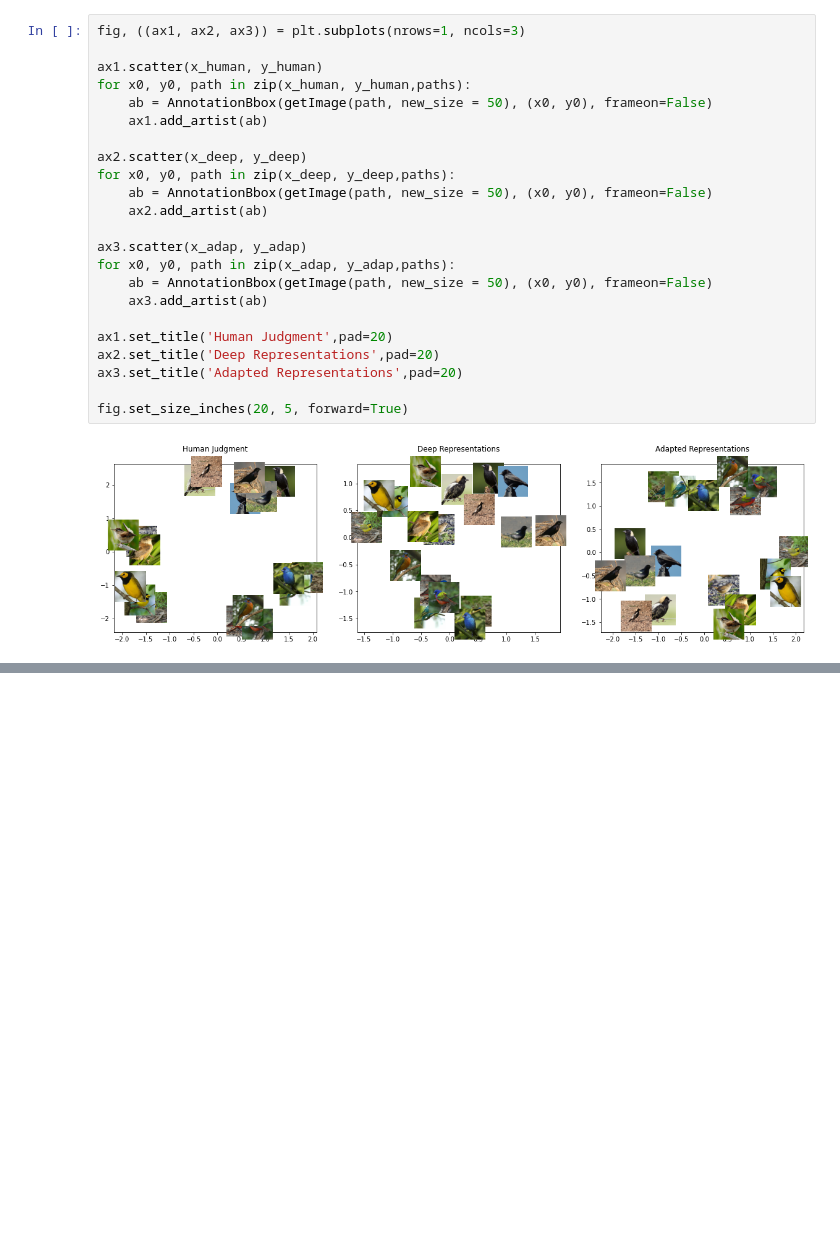
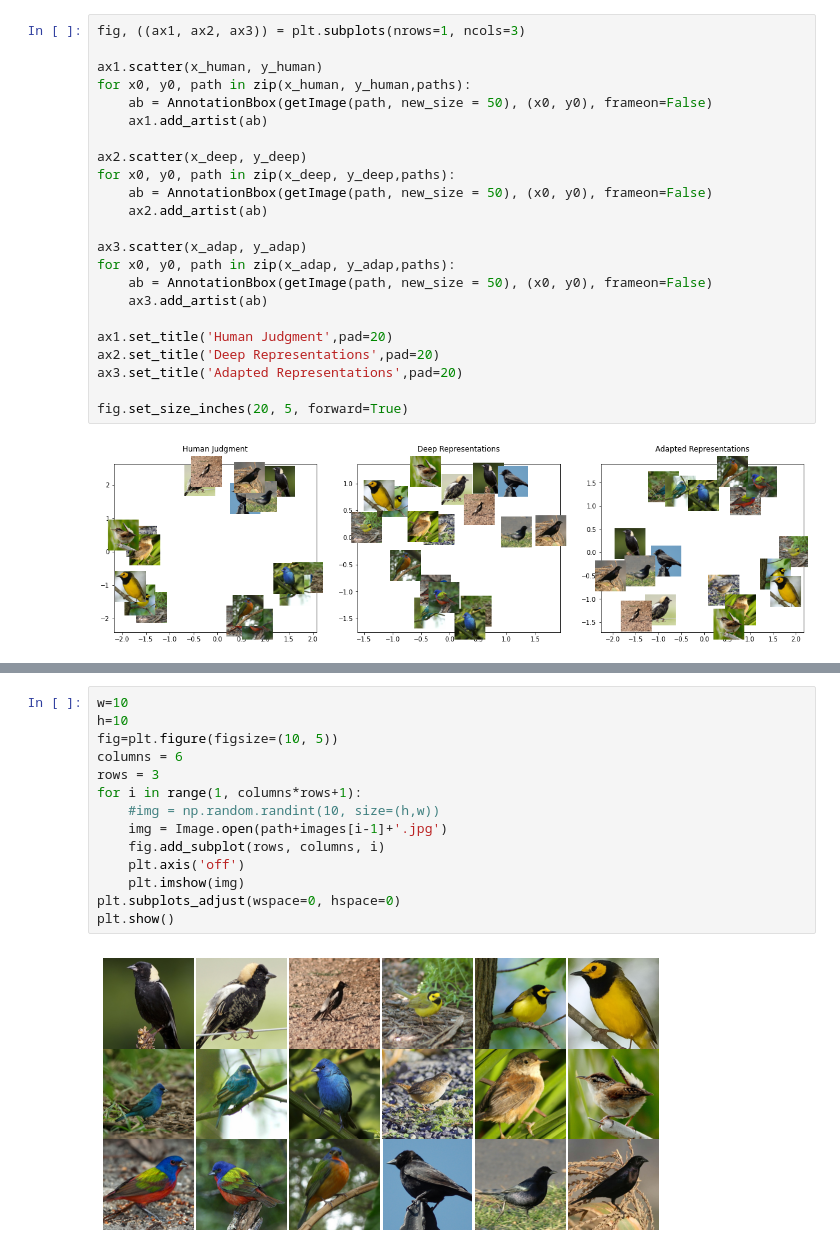
Before and after one commit to Bulbasaurzc/CCM_SimilarityRatings, a Jupyter notebook: GoogLeNet_Visuals.ipynb, the cells around one changed output, grey strips where cells are left out. Cells and saved outputs as stored; diff of their text form; blank space fills up the shorter version.

```diff
--- a/GoogLeNet_Visuals.ipynb
+++ b/GoogLeNet_Visuals.ipynb
@@ -453,0 +612,16 @@ fig.set_size_inches(20, 5, forward=True)
+# %%
+w=10
+h=10
+fig=plt.figure(figsize=(10, 5))
+columns = 6
+rows = 3
+for i in range(1, columns*rows+1):
+    #img = np.random.randint(10, size=(h,w))
+    img = Image.open(path+images[i-1]+'.jpg')
+    fig.add_subplot(rows, columns, i)
+    plt.axis('off')
+    plt.imshow(img)
+plt.subplots_adjust(wspace=0, hspace=0)
+plt.show()
+# %% [output]
+[figure, added]
```
Also changed, not shown: parts of 26 cells of this notebook.
